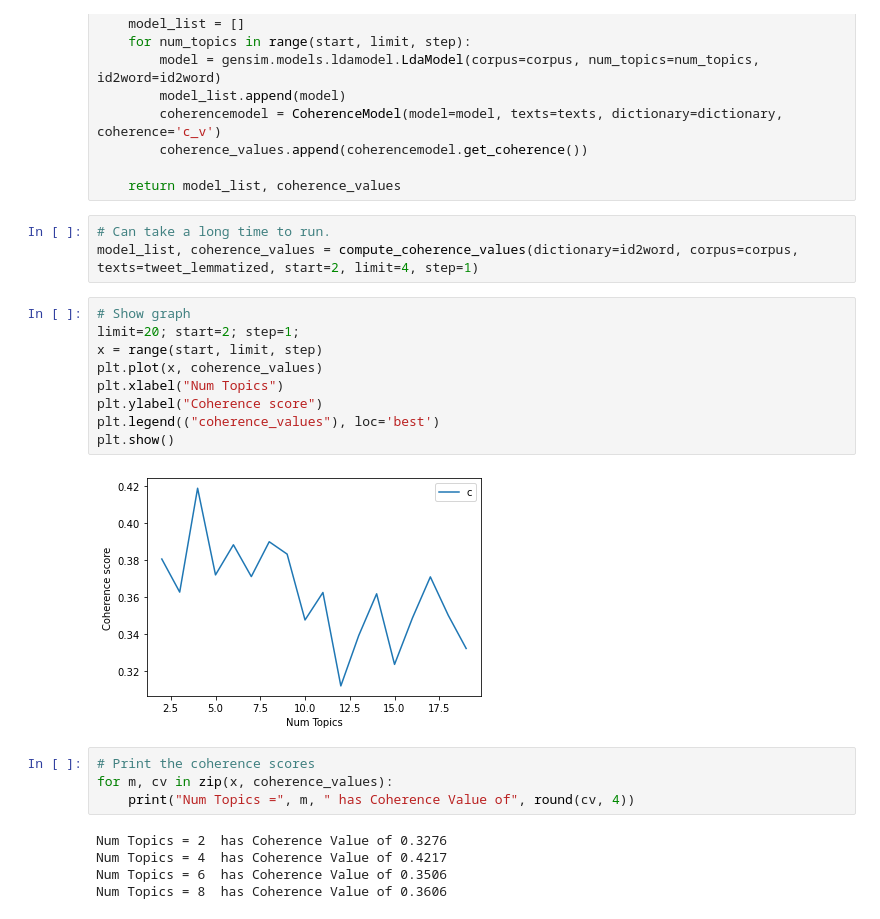
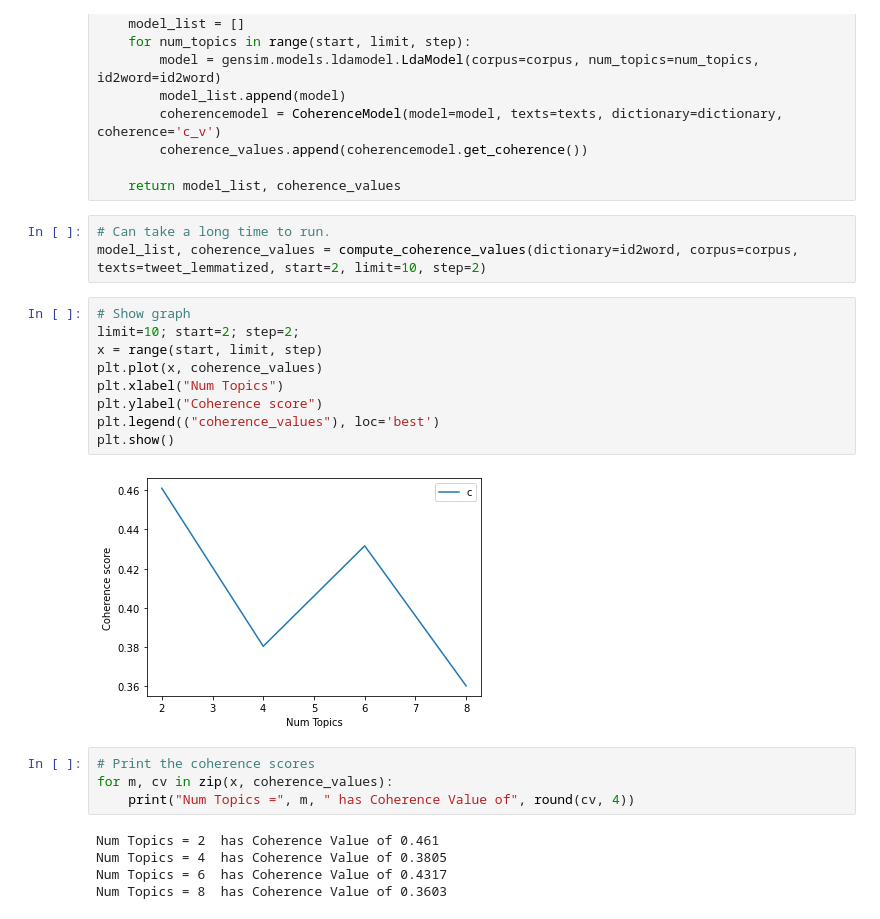
Before and after one commit to YunlouTeng/Climate-Change-Misinformation-project, a Jupyter notebook: exxon_mobil.ipynb, the cells around one changed output. Drawn from its saved outputs; the diff is of its cells as text.

Commit message:
Revised the LDA model

```diff
--- a/exxon_mobil.ipynb
+++ b/exxon_mobil.ipynb
@@ -418,24 +406,24 @@ def compute_coherence_values(dictionary, corpus, texts, limit, start=2, step=3):
     return model_list, coherence_values
 # %%
 # Can take a long time to run.
-model_list, coherence_values = compute_coherence_values(dictionary=id2word, corpus=corpus, texts=tweet_lemmatized, start=2, limit=4, step=1)
+model_list, coherence_values = compute_coherence_values(dictionary=id2word, corpus=corpus, texts=tweet_lemmatized, start=2, limit=10, step=2)
 # %%
 # Show graph
-limit=20; start=2; step=1;
+limit=10; start=2; step=2;
 x = range(start, limit, step)
 plt.plot(x, coherence_values)
 plt.xlabel("Num Topics")
 plt.ylabel("Coherence score")
 plt.legend(("coherence_values"), loc='best')
 plt.show()
 # %% [output]
-[figure, old version]
+[figure, new version]
 # %%
 # Print the coherence scores
 for m, cv in zip(x, coherence_values):
     print("Num Topics =", m, " has Coherence Value of", round(cv, 4))
 # %% [output]
-Num Topics = 2  has Coherence Value of 0.3276
-Num Topics = 4  has Coherence Value of 0.4217
-Num Topics = 6  has Coherence Value of 0.3506
-Num Topics = 8  has Coherence Value of 0.3606
+Num Topics = 2  has Coherence Value of 0.461
+Num Topics = 4  has Coherence Value of 0.3805
+Num Topics = 6  has Coherence Value of 0.4317
+Num Topics = 8  has Coherence Value of 0.3603
```
Also changed, not shown: parts of 24 cells of this notebook, 1 other file.
